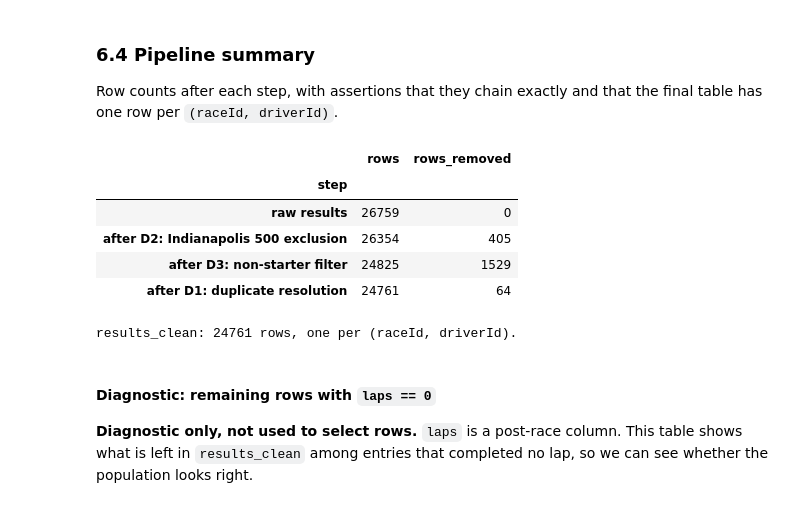
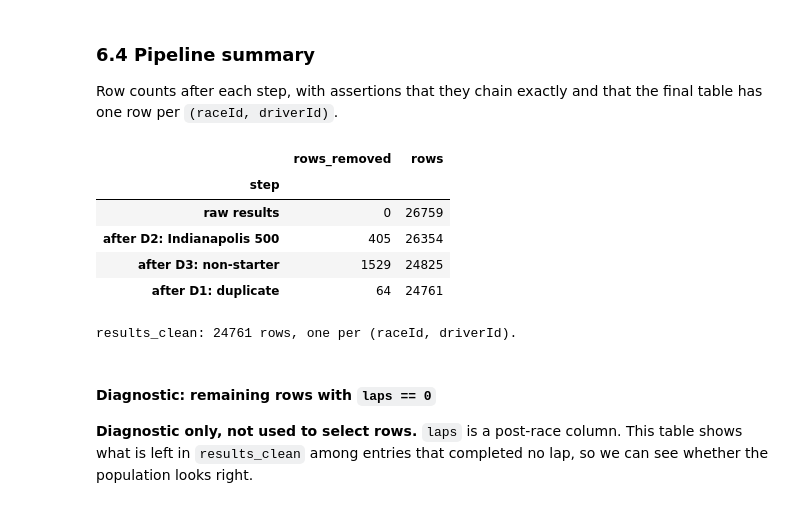
Before and after one commit to YShimy/f1-podium, a Jupyter notebook: notebooks/milestone1.ipynb, the cells around one changed output. Cells and saved outputs as stored; diff of their text form; code cells hidden in the pictures.

```diff
--- a/notebooks/milestone1.ipynb
+++ b/notebooks/milestone1.ipynb
@@ -808,0 +815,9 @@ Cleaning steps implement the decisions recorded below. Each step is a pure funct
+# %%
+results_clean, clean_log = clean_results(results, races, tables["circuits"], tables["status"])
+
+print(f"results rows: {len(results)} -> {len(results_clean)} (removed {len(clean_log)})")
+display(clean_log["step"].value_counts().rename_axis("step").to_frame("rows_removed"))
+
+def log_rows(step: str) -> pd.DataFrame:
+    """Rows of the combined log removed by one step."""
+    return clean_log[clean_log["step"] == step]
@@ -1033,7 +1077,10 @@ We then count how often the two rules keep a different row, and how often the **
 (`positionOrder <= 3`) differs. This shows how much the label depends on the choice.
 `positionOrder` is used here only to measure this; it plays no part in rule B itself.
 # %%
-dup_rows_all = find_duplicates(results_started, ["raceId", "driverId"])
+# The rows D1 chose between: each pair's kept row plus its dropped rows.
+pair_result_ids = set(dup_log["kept_resultId"]) | {r for ids in dup_log["dropped_resultIds"] for r in ids}
+dup_rows_all = results[results["resultId"].isin(pair_result_ids)]
+assert len(dup_rows_all) == dup_log["n_rows"].sum(), "pair rows do not match the log"
 
 rule_a = (
     dup_rows_all.sort_values(["positionOrder", "resultId"])
@@ -1046,7 +1093,7 @@ compare = (
     .rename(columns={"kept_resultId": "kept_B"})
     .merge(rule_a, on=["raceId", "driverId"], how="left", validate="one_to_one")
 )
-by_id = results_started.set_index("resultId")
+by_id = results.set_index("resultId")
 for rule in ("A", "B"):
     kept = compare[f"kept_{rule}"]
     compare[f"grid_{rule}"] = kept.map(by_id["grid"])
@@ -1122,30 +1169,26 @@ display(
 Row counts after each step, with assertions that they chain exactly and that the final table has one row
 per `(raceId, driverId)`.
 # %%
-pipeline_counts = pd.DataFrame(
-    [
-        ("raw results", len(results), 0),
-        ("after D2: Indianapolis 500 exclusion", len(results_no_indy), int(indy_log["n_rows_excluded"].sum())),
-        ("after D3: non-starter filter", len(results_started), len(non_start_log)),
-        ("after D1: duplicate resolution", len(results_dedup), n_dropped),
-    ],
-    columns=["step", "rows", "rows_removed"],
-).set_index("step")
+step_order = [CLEAN_STEP_INDY500, CLEAN_STEP_NON_STARTER, CLEAN_STEP_DUPLICATE]
+removed = clean_log["step"].value_counts().reindex(step_order, fill_value=0)
+pipeline_counts = pd.DataFrame({
+    "rows_removed": [0, *removed.tolist()],
+    "rows": [len(results), *(len(results) - removed.cumsum()).tolist()],
+}, index=pd.Index(["raw results", *[f"after {s}" for s in step_order]], name="step"))
 display(pipeline_counts)
 
-assert (pipeline_counts["rows"].diff().dropna().astype(int) == -pipeline_counts["rows_removed"].iloc[1:]).all(), \
-    "row counts do not chain"
-assert not results_dedup.duplicated(["raceId", "driverId"]).any(), "final table is not unique"
+assert pipeline_counts["rows"].iloc[-1] == len(results_clean), "row counts do not chain to the cleaned table"
+assert set(clean_log["step"]) <= set(step_order), "unexpected step label in the log"
+assert not results_clean.duplicated(["raceId", "driverId"]).any(), "final table is not unique"
 assert len(results) == len(tables["results"]) == 26759, "raw results table changed"
-results_clean = results_dedup
 print(f"results_clean: {len(results_clean)} rows, one per (raceId, driverId).")
 # %% [output]
-|  | rows | rows_removed |
+|  | rows_removed | rows |
 | step |  |  |
-| raw results | 26759 | 0 |
-| after D2: Indianapolis 500 exclusion | 26354 | 405 |
-| after D3: non-starter filter | 24825 | 1529 |
-| after D1: duplicate resolution | 24761 | 64 |
+| raw results | 0 | 26759 |
+| after D2: Indianapolis 500 | 405 | 26354 |
+| after D3: non-starter | 1529 | 24825 |
+| after D1: duplicate | 64 | 24761 |
 results_clean: 24761 rows, one per (raceId, driverId).
 # %% [markdown]
 #### Diagnostic: remaining rows with `laps == 0`
```
Also changed, not shown: parts of 14 cells of this notebook, 1 other file.
